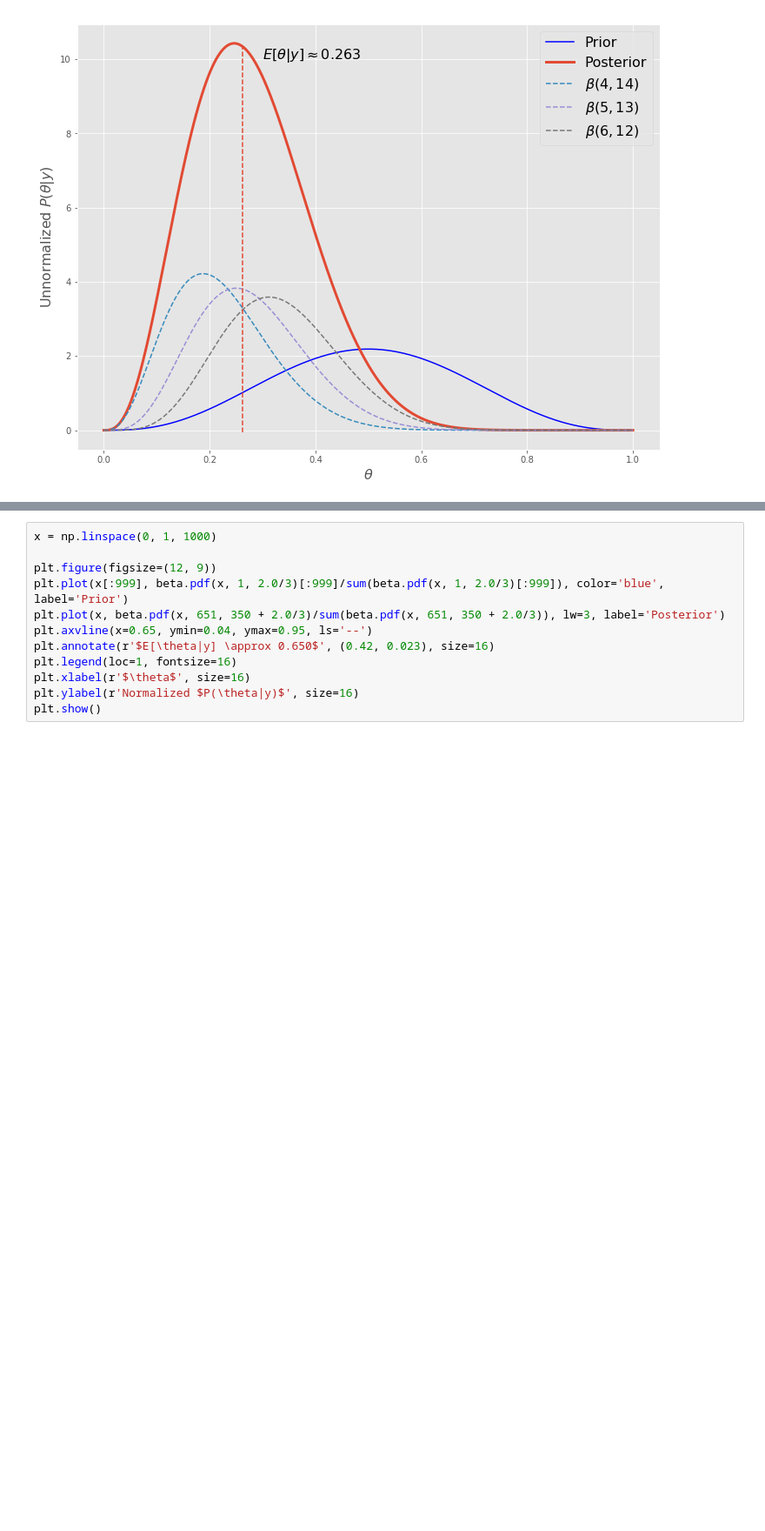
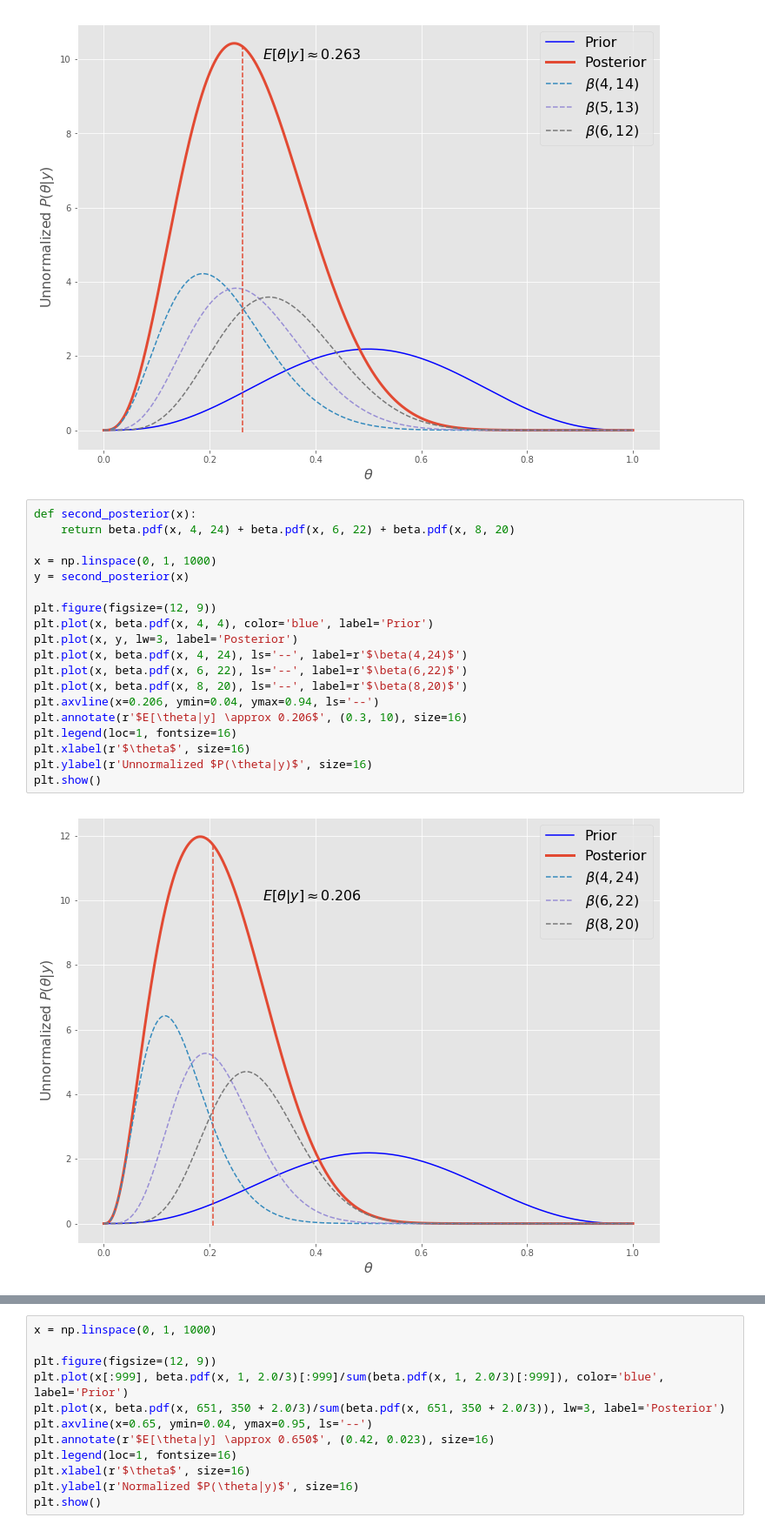
Before and after one commit to guydav/minerva, a Jupyter notebook: notebooks/CS146/1.2 Binomial posterior.ipynb, the cells around one changed output, grey strips where cells are left out. Shown: that part at 87% size. Drawn from its saved outputs; the diff is of its cells as text; blank space fills up the shorter version.

```diff
--- a/notebooks/CS146/1.2 Binomial posterior.ipynb
+++ b/notebooks/CS146/1.2 Binomial posterior.ipynb
@@ -30,3 +30,24 @@ plt.ylabel(r'Unnormalized $P(\theta|y)$', size=16)
 plt.show()
 # %% [output]
 [figure]
+# %%
+def second_posterior(x):
+    return beta.pdf(x, 4, 24) + beta.pdf(x, 6, 22) + beta.pdf(x, 8, 20)
+
+x = np.linspace(0, 1, 1000)
+y = second_posterior(x)
+
+plt.figure(figsize=(12, 9))
+plt.plot(x, beta.pdf(x, 4, 4), color='blue', label='Prior')
+plt.plot(x, y, lw=3, label='Posterior')
+plt.plot(x, beta.pdf(x, 4, 24), ls='--', label=r'$\beta(4,24)$')
+plt.plot(x, beta.pdf(x, 6, 22), ls='--', label=r'$\beta(6,22)$')
+plt.plot(x, beta.pdf(x, 8, 20), ls='--', label=r'$\beta(8,20)$')
+plt.axvline(x=0.206, ymin=0.04, ymax=0.94, ls='--')
+plt.annotate(r'$E[\theta|y] \approx 0.206$', (0.3, 10), size=16)
+plt.legend(loc=1, fontsize=16)
+plt.xlabel(r'$\theta$', size=16)
+plt.ylabel(r'Unnormalized $P(\theta|y)$', size=16)
+plt.show()
+# %% [output]
+[figure, added]
```
Also changed, not shown: parts of 4 cells of this notebook, 4 other files.
